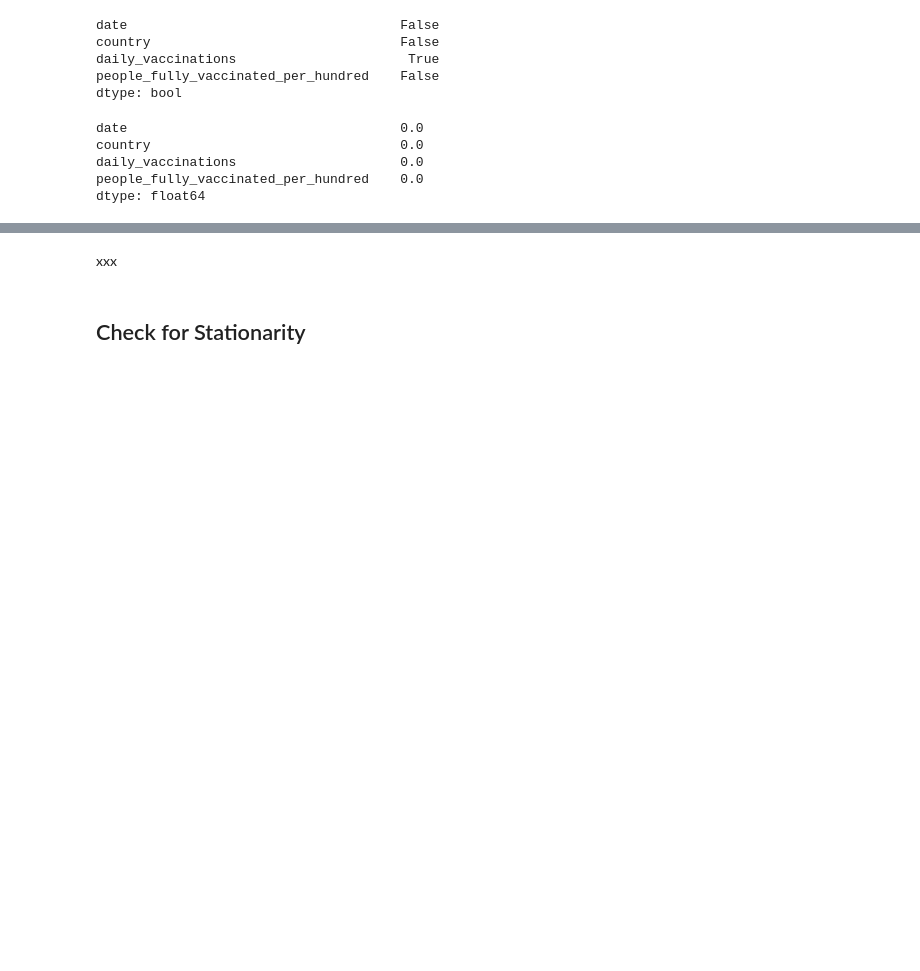
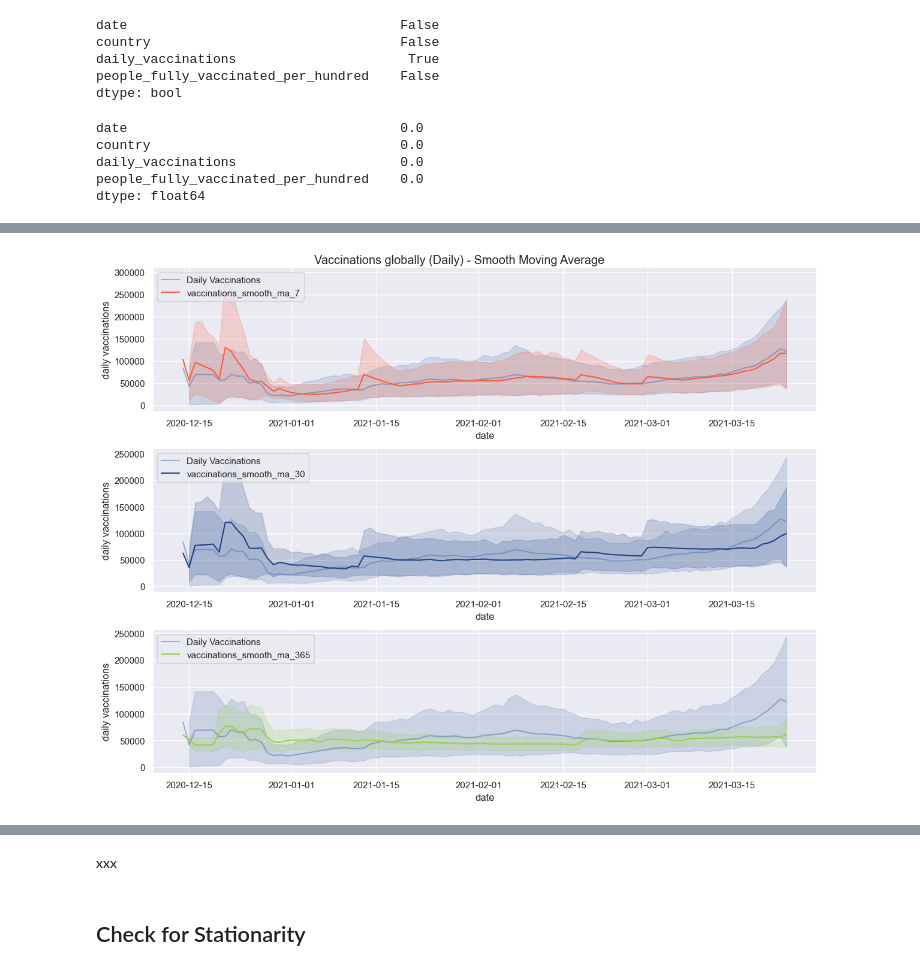
Before and after one commit to BiBa-01/Capstone_Covid, a Jupyter notebook: 10042021_Modelling_Birte.ipynb, the cells around one changed output, grey strips where cells are left out. Saved outputs shown, nothing was run; the diff lists cells and outputs as text; code cells hidden in the pictures; blank space fills up the shorter version.

```diff
--- a/10042021_Modelling_Birte.ipynb
+++ b/10042021_Modelling_Birte.ipynb
@@ -212,0 +222,23 @@ df_time["daily_vaccinations"].plot();
+# %%
+# Plot moving average of different length (week, month, year)
+ma = [7, 30, 365]
+
+smooth_daily_data_df = df_time1 \
+    .reset_index() \
+    .assign(date = lambda x: x['date'].transform(pd.to_datetime))
+
+# Smooth and plot
+fig, ax = plt.subplots(3, 1, figsize=(12, 9), constrained_layout=True)
+
+for i, m in enumerate(ma):
+
+    smooth_daily_data_df[f'vaccinations_smooth_ma_{m}'] = smooth_daily_data_df['daily_vaccinations'].rolling(window=m).mean()
+
+    sns.lineplot(x='date', y='daily_vaccinations', label='Daily Vaccinations', data=smooth_daily_data_df, alpha=0.5, ax=ax[i])
+    sns.lineplot(x='date', y=f'vaccinations_smooth_ma_{m}', label=f'vaccinations_smooth_ma_{m}', data=smooth_daily_data_df, color=sns_c[i + 1], ax=ax[i])
+    ax[i].legend(loc='upper left')
+    ax[i].set(title='', ylabel=r'daily vaccinations');
+
+plt.suptitle('Vaccinations globally (Daily) - Smooth Moving Average', y=1.02);
+# %% [output]
+[figure, added]
```
Also changed, not shown: parts of 138 cells of this notebook, 2 other files.
